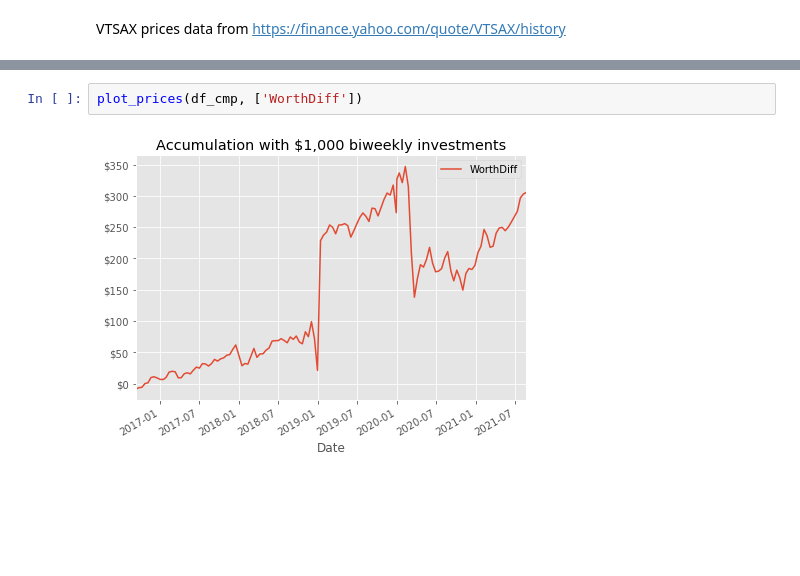
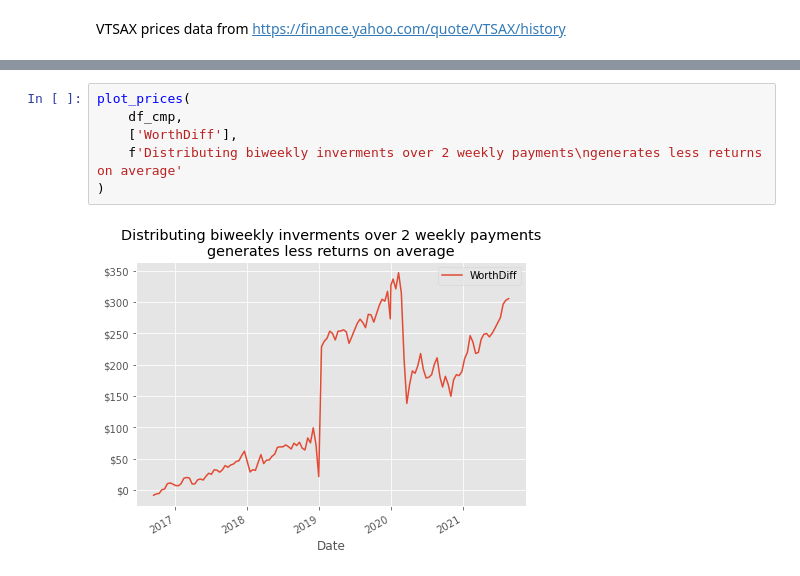
Before and after one commit to akoryachko/projects, a Jupyter notebook: weekly_vs_biweekly.ipynb, the cells around one changed output, grey strips where cells are left out. Saved outputs shown, nothing was run; the diff lists cells and outputs as text; blank space fills up the shorter version.

```diff
--- a/weekly_vs_biweekly.ipynb
+++ b/weekly_vs_biweekly.ipynb
@@ -86,4 +109,8 @@ plot_prices(df_cmp, ['WorthWeeklyShares', 'WorthBiweeklyShares', 'Investment'])
-# %%
-plot_prices(df_cmp, ['WorthDiff'])
-# %% [output]
-[figure, removed]
+# %%
+plot_prices(
+    df_cmp,
+    ['WorthDiff'],
+    f'Distributing biweekly inverments over 2 weekly payments\ngenerates less returns on average'
+)
+# %% [output]
+[figure, added]
```
Also changed, not shown: parts of 8 cells of this notebook.
